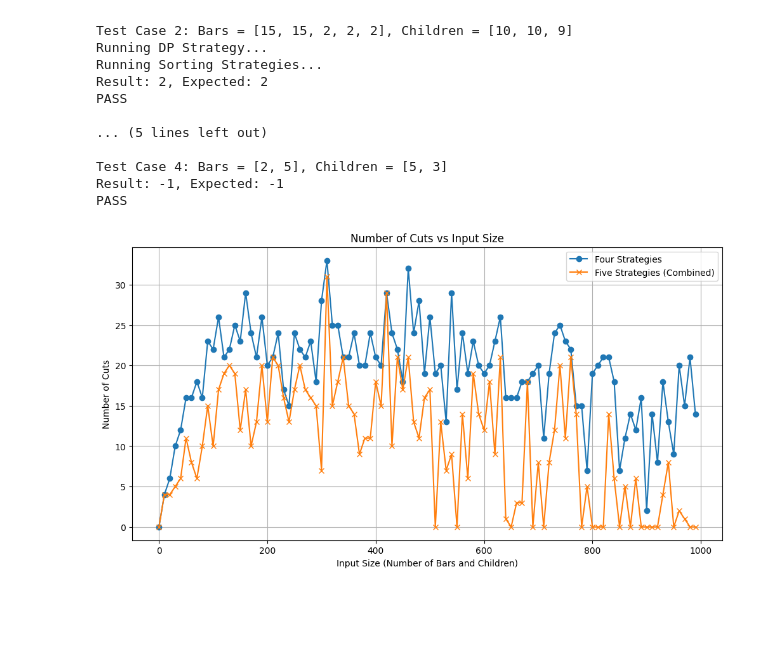
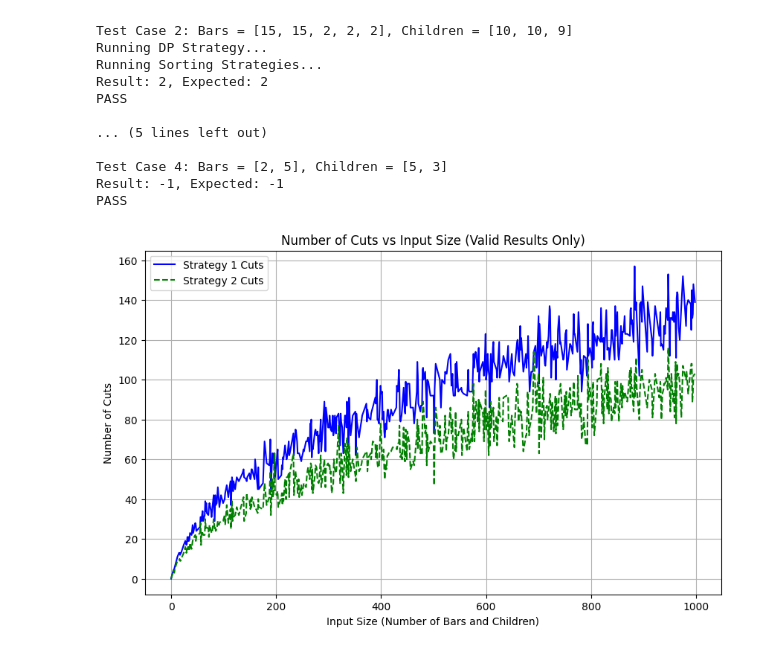
Before and after one commit to kasattack567/Computer-Science, a Jupyter notebook: Chocolate_bar.ipynb, the cells around one changed output. Cells and saved outputs as stored; diff of their text form; code cells hidden in the pictures; blank space fills up the shorter version.

```diff
--- a/Chocolate_bar.ipynb
+++ b/Chocolate_bar.ipynb
@@ -199,20 +257,4 @@ def dp_chocolate_distribution(bars, children):
 # %%
-def best_chocolate_strategy(bars, children):
-    # Run the four sorting strategies
-    attempts = []
-    attempts.append(chocolate_challenge(bars, children, True, True))    # Bars Desc, Children Desc
-    attempts.append(chocolate_challenge(bars, children, False, True))   # Bars Asc, Children Desc
-    attempts.append(chocolate_challenge(bars, children, True, False))   # Bars Desc, Children Asc
-    attempts.append(chocolate_challenge(bars, children, False, False))  # Bars Asc, Children Asc
-
-    # Filter results
-    valid_results = [res for res in attempts if res != -1]
-
-    if not valid_results:
-        return -1
-    return min(valid_results)
-
-
 def combined_chocolate_distribution(bars, children, debug=False):
     """
     Combine DP strategy with four sorting strategies.
@@ -225,7 +267,7 @@ def combined_chocolate_distribution(bars, children, debug=False):
     # Step 2: Run the DP strategy
     if debug:
         print("Running DP Strategy...")
-    dp_result = dp_chocolate_distribution(bars, children)
+    dp_result = minimal_cuts_optimized(bars, children)
 
     # Step 3: Run the four sorting strategies
     if debug:
@@ -278,40 +320,40 @@ Test Case 4: Bars = [2, 5], Children = [5, 3]
 Result: -1, Expected: -1
 PASS
 # %%
+from tqdm import tqdm
+import random
 import matplotlib.pyplot as plt
-import random
-import math
-from collections import Counter
-from tqdm import tqdm  # Import tqdm for the loading bar
 
-# Generate Test Data
-input_sizes = list(range(0, 1000, 10))
-four_strategy_cuts = []
-five_strategy_cuts = []
 
-# Loop with tqdm for progress tracking
-for size in tqdm(input_sizes, desc="Processing Input Sizes", unit="size"):
+# Generating test data and calculating cuts with a loading bar
+input_sizes = range(0, 1000, 1)  # Input sizes from 0 to 1000 (in steps of 10)
+valid_cuts_1 = []  # Store valid results for the first strategy
+valid_cuts_2 = []  # Store valid results for the second strategy
+valid_input_sizes = []
+
+for size in tqdm(input_sizes, desc="Calculating cuts"):
     bars = [random.randint(1, 100) for _ in range(size)]
-    children = [random.randint(1, 100) for _ in range(size // 2)]
+    children = [random.randint(1, 100) for _ in range(size)]
 
-    # Four-strategy approach
-    four_cuts = best_chocolate_strategy(bars, children)
-    four_strategy_cuts.append(four_cuts if four_cuts != -1 else None)
+    # First strategy
+    result1 = best_chocolate_strategy(bars, children)
+    # Second strategy (re-run for comparison)
+    result2 = combined_chocolate_distribution(bars, children)
 
-    # Combined five-strategy approach
-    five_cuts = combined_chocolate_distribution(bars, children)
-    five_strategy_cuts.append(five_cuts if five_cuts != -1 else None)
+    if result1 != -1 and result2 != -1:
+        valid_cuts_1.append(result1)
+        valid_cuts_2.append(result2)
+        valid_input_sizes.append(size)
 
-# Plot Comparison
-plt.figure(figsize=(12, 6))
-plt.plot(input_sizes, four_strategy_cuts, label="Four Strategies", marker='o')
-plt.plot(input_sizes, five_strategy_cuts, label="Five Strategies (Combined)", marker='x')
-
-plt.title("Number of Cuts vs Input Size")
+# Plotting the results (valid cuts only)
+plt.figure(figsize=(10, 6))
+plt.plot(valid_input_sizes, valid_cuts_1, linestyle='-', color='b', label="Strategy 1 Cuts")
+plt.plot(valid_input_sizes, valid_cuts_2, linestyle='--', color='g', label="Strategy 2 Cuts")
+plt.title("Number of Cuts vs Input Size (Valid Results Only)")
 plt.xlabel("Input Size (Number of Bars and Children)")
 plt.ylabel("Number of Cuts")
 plt.legend()
 plt.grid(True)
 plt.show()
 # %% [output]
-[figure, old version]
+[figure, new version]
```
Also changed, not shown: parts of 5 cells of this notebook.
